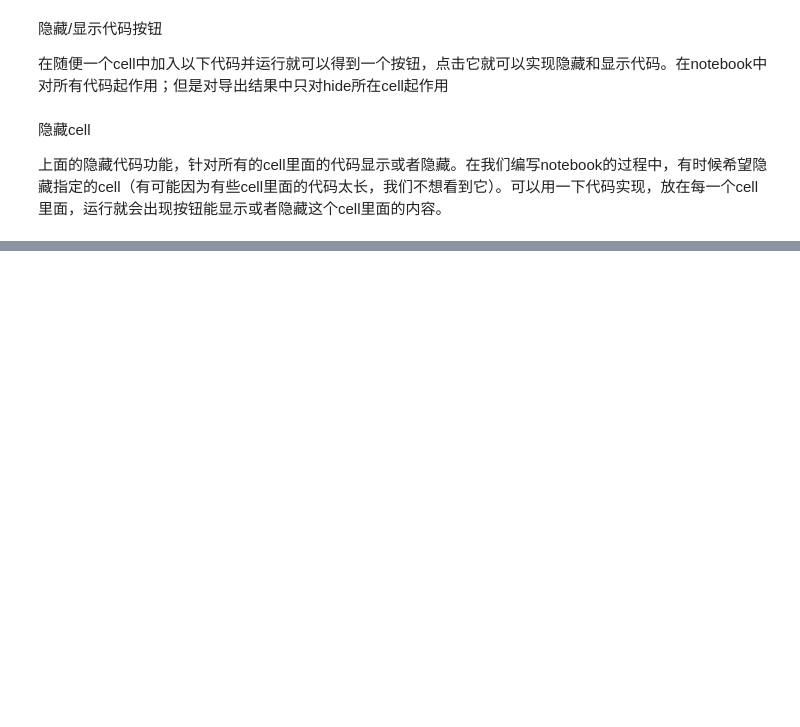
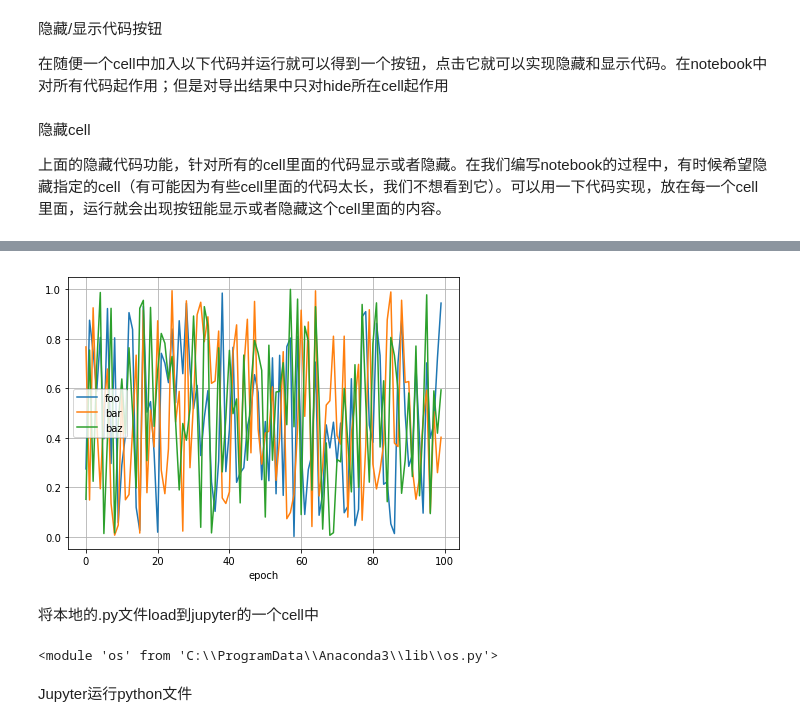
Before and after one commit to arlose/MathAndAlgorithm, a Jupyter notebook: jupyter技巧.ipynb, the cells around one changed output, grey strips where cells are left out. Cells and saved outputs as stored; diff of their text form; code cells hidden in the pictures; blank space fills up the shorter version.

Commit message:
jupyter

```diff
--- a/jupyter技巧.ipynb
+++ b/jupyter技巧.ipynb
@@ -113,0 +157,35 @@ hidecell(False)
+# %%
+from IPython.display import clear_output
+from matplotlib import pyplot as plt
+import collections
+%matplotlib inline
+
+def live_plot(data_dict, figsize=(7,5), title=''):
+    clear_output(wait=True)
+    plt.figure(figsize=figsize)
+    for label,data in data_dict.items():
+        plt.plot(data, label=label)
+    plt.title(title)
+    plt.grid(True)
+    plt.xlabel('epoch')
+    plt.legend(loc='center left') # the plot evolves to the right
+    plt.show();
+
+data = collections.defaultdict(list)
+for i in range(100):
+    data['foo'].append(np.random.random())
+    data['bar'].append(np.random.random())
+    data['baz'].append(np.random.random())
+    live_plot(data)
+# %% [output]
+[figure, added]
+# %% [markdown]
+将本地的.py文件load到jupyter的一个cell中
+# %%
+# %load test.py
+import os
+print(os)
+# %% [output]
+<module 'os' from 'C:\\ProgramData\\Anaconda3\\lib\\os.py'>
+# %% [markdown]
+Jupyter运行python文件
```
Also changed, not shown: parts of 22 cells of this notebook, 2 other files.
